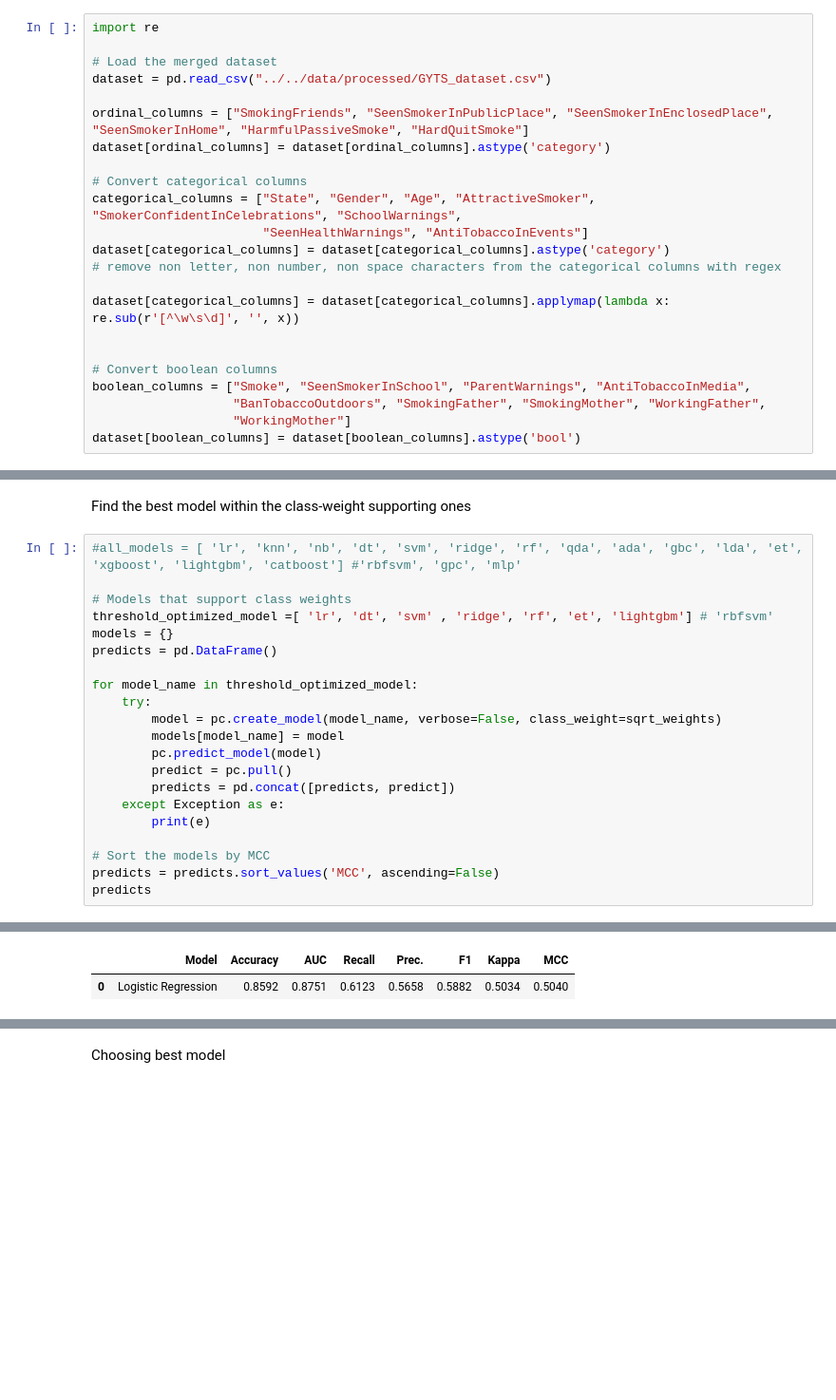
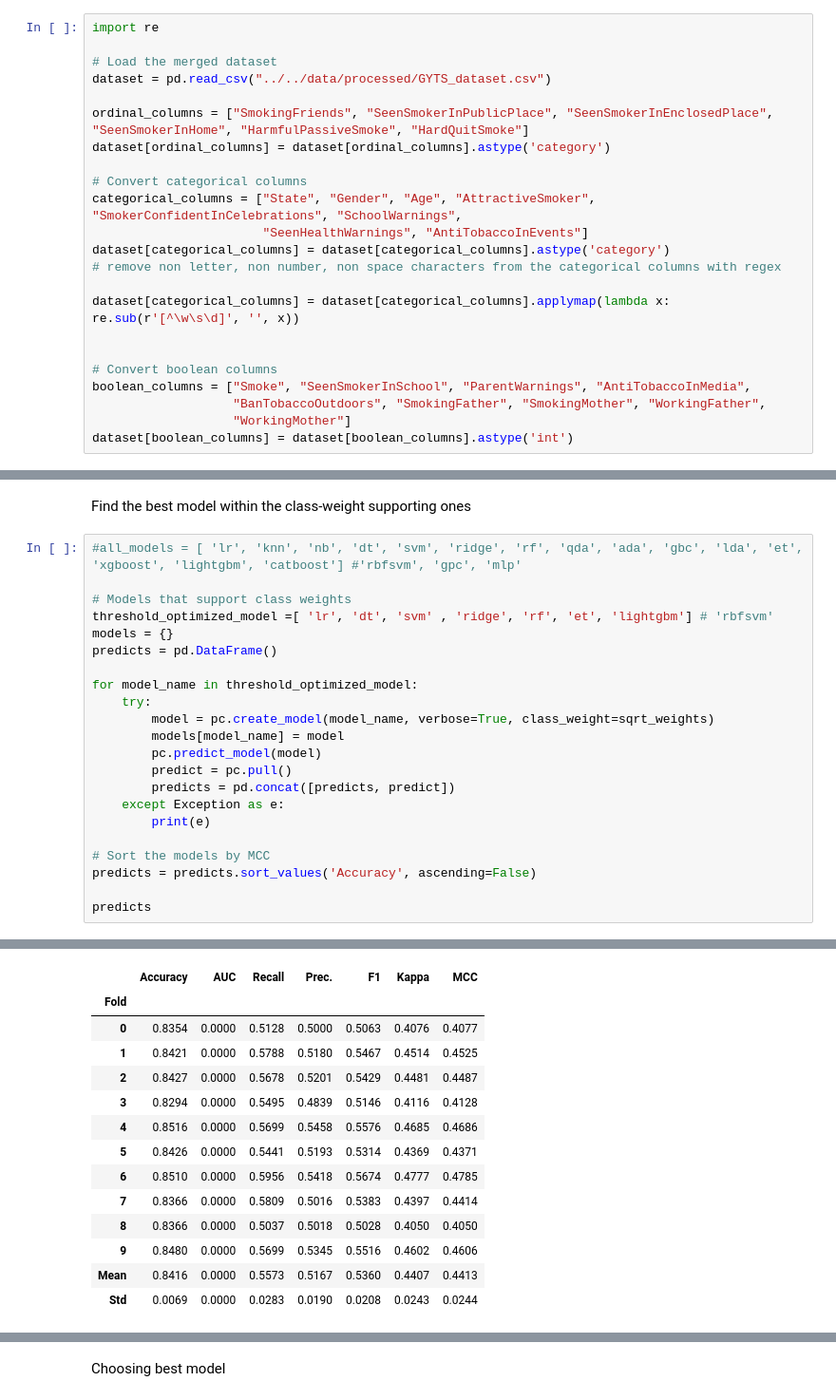
Before and after one commit to frazah/tobacco-analysis, a Jupyter notebook: src/notebooks/predictive_model.ipynb, the cells around one changed output, grey strips where cells are left out. Shown at 95% size. Cells and saved outputs as stored; diff of their text form; blank space fills up the shorter version.

```diff
--- a/src/notebooks/predictive_model.ipynb
+++ b/src/notebooks/predictive_model.ipynb
@@ -39,7 +39,7 @@ dataset[categorical_columns] = dataset[categorical_columns].applymap(lambda x: r
 boolean_columns = ["Smoke", "SeenSmokerInSchool", "ParentWarnings", "AntiTobaccoInMedia",
                    "BanTobaccoOutdoors", "SmokingFather", "SmokingMother", "WorkingFather",
                    "WorkingMother"]
-dataset[boolean_columns] = dataset[boolean_columns].astype('bool')
+dataset[boolean_columns] = dataset[boolean_columns].astype('int')
 # %% [markdown]
 # Comparing models
 # %%
@@ -150,7 +150,7 @@ predicts = pd.DataFrame()
 
 for model_name in threshold_optimized_model:
     try:
-        model = pc.create_model(model_name, verbose=False, class_weight=sqrt_weights)
+        model = pc.create_model(model_name, verbose=True, class_weight=sqrt_weights)
         models[model_name] = model
         pc.predict_model(model)
         predict = pc.pull()
@@ -159,6 +159,7 @@ for model_name in threshold_optimized_model:
         print(e)
 
 # Sort the models by MCC
-predicts = predicts.sort_values('MCC', ascending=False)
+predicts = predicts.sort_values('Accuracy', ascending=False)
+
 predicts
 # %% [output]
@@ -165,2 +167,14 @@ predicts
-|  | Model | Accuracy | AUC | Recall | Prec. | F1 | Kappa | MCC |
-| 0 | Logistic Regression | 0.8592 | 0.8751 | 0.6123 | 0.5658 | 0.5882 | 0.5034 | 0.5040 |
+|  | Accuracy | AUC | Recall | Prec. | F1 | Kappa | MCC |
+| Fold |  |  |  |  |  |  |  |
+| 0 | 0.8354 | 0.0000 | 0.5128 | 0.5000 | 0.5063 | 0.4076 | 0.4077 |
+| 1 | 0.8421 | 0.0000 | 0.5788 | 0.5180 | 0.5467 | 0.4514 | 0.4525 |
+| 2 | 0.8427 | 0.0000 | 0.5678 | 0.5201 | 0.5429 | 0.4481 | 0.4487 |
+| 3 | 0.8294 | 0.0000 | 0.5495 | 0.4839 | 0.5146 | 0.4116 | 0.4128 |
+| 4 | 0.8516 | 0.0000 | 0.5699 | 0.5458 | 0.5576 | 0.4685 | 0.4686 |
+| 5 | 0.8426 | 0.0000 | 0.5441 | 0.5193 | 0.5314 | 0.4369 | 0.4371 |
+| 6 | 0.8510 | 0.0000 | 0.5956 | 0.5418 | 0.5674 | 0.4777 | 0.4785 |
+| 7 | 0.8366 | 0.0000 | 0.5809 | 0.5016 | 0.5383 | 0.4397 | 0.4414 |
+| 8 | 0.8366 | 0.0000 | 0.5037 | 0.5018 | 0.5028 | 0.4050 | 0.4050 |
+| 9 | 0.8480 | 0.0000 | 0.5699 | 0.5345 | 0.5516 | 0.4602 | 0.4606 |
+| Mean | 0.8416 | 0.0000 | 0.5573 | 0.5167 | 0.5360 | 0.4407 | 0.4413 |
+| Std | 0.0069 | 0.0000 | 0.0283 | 0.0190 | 0.0208 | 0.0243 | 0.0244 |
```
Also changed, not shown: parts of 10 cells of this notebook, 1 other file.
